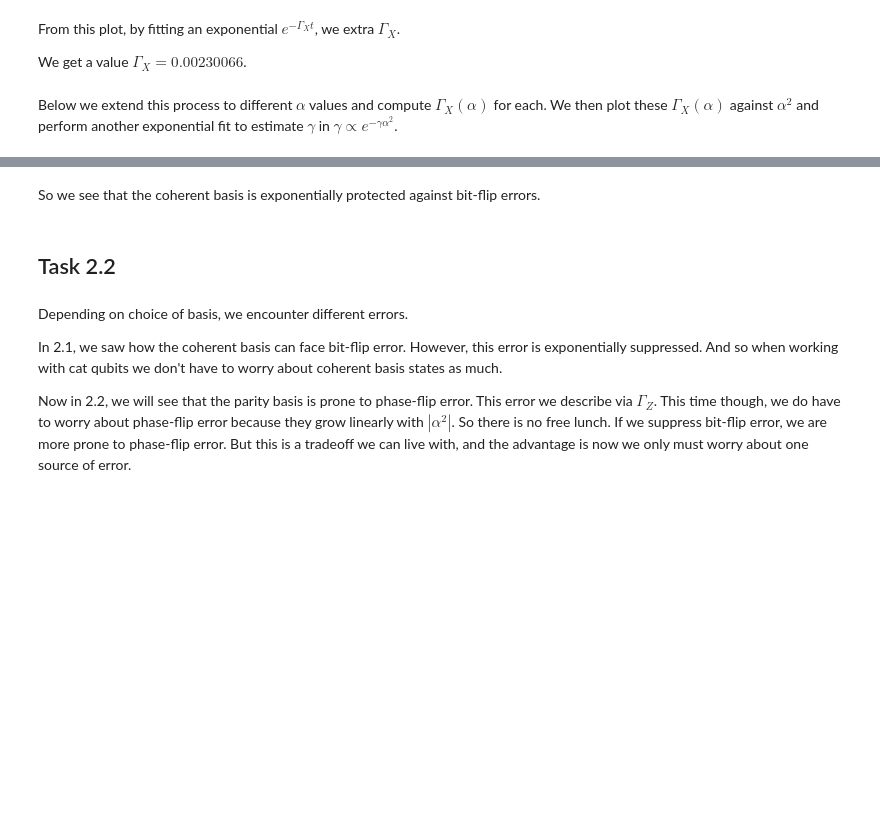
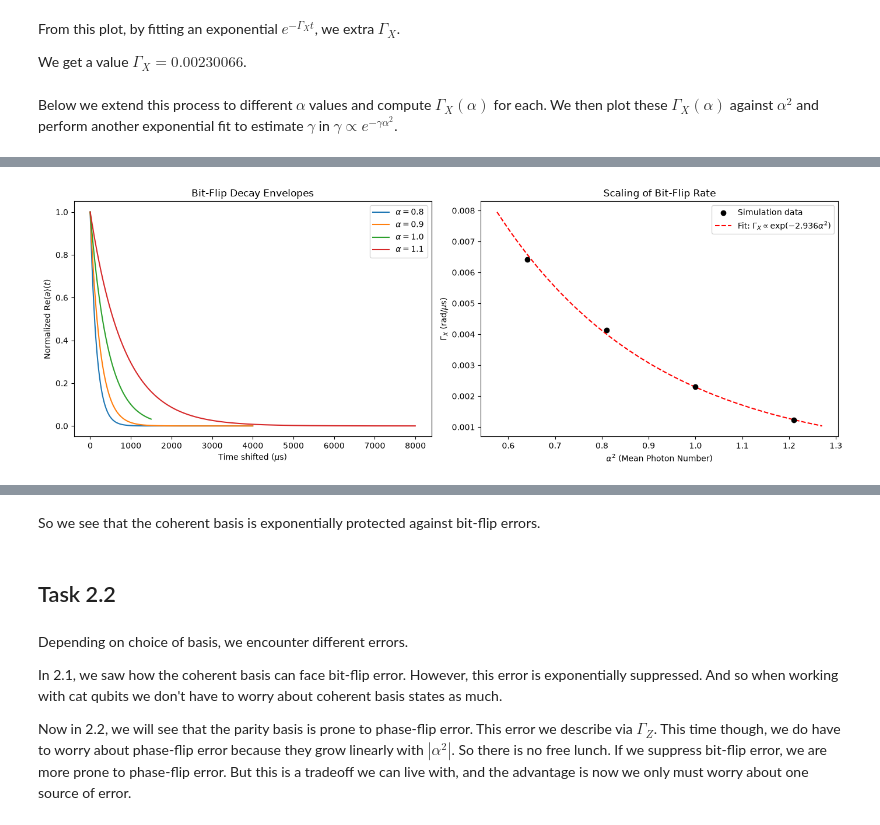
Before and after one commit to peternguyen3/Alice-and-Bob-Duke-Hack-2026, a Jupyter notebook: main.ipynb, the cells around one changed output, grey strips where cells are left out. Cells and saved outputs as stored; diff of their text form; code cells hidden in the pictures; blank space fills up the shorter version.

```diff
--- a/main.ipynb
+++ b/main.ipynb
@@ -191,0 +339,88 @@ print(f"Fitted gamma (γ) = {gamma_extracted:.4f}")
+# %%
+import numpy as np
+import pandas as pd
+import matplotlib.pyplot as plt
+from scipy.optimize import curve_fit
+
+def bit_flip_decay(t, amplitude, gamma_x):
+    return amplitude * np.exp(-gamma_x * t)
+
+plt.figure(figsize=(14, 5))
+
+# --- Subplot 1: The Decay Curves ---
+ax1 = plt.subplot(1, 2, 1)
+
+results_alpha_sq = []
+results_gamma_x = []
+
+# Map the alphas to their respective filenames and formats
+data_files = {
+    0.8: ('alpha_0.8.csv', 'csv'),
+    0.9: ('alpha_0.9.csv', 'csv'),
+    1.0: ('dynamics_alpha_1.0.npz', 'npz'),
+    1.1: ('dynamics_alpha_1.1.npz', 'npz')
+}
+
+for alpha, (filename, ftype) in data_files.items():
+    if ftype == 'csv':
+        df = pd.read_csv(filename)
+        t_data = df.iloc[:, 0].values
+        re_a_data = df.iloc[:, 1].values
+    else:
+        data = np.load(filename)
+        t_data = data['t'] if 't' in data else data['tsave']
+        re_a_data = data['re_a']
+
+    # Slice out first 2 us to remove the inflation transient
+    start_idx = np.searchsorted(t_data, 2.0)
+    t_fit = t_data[start_idx:]
+    re_a_fit = re_a_data[start_idx:]
+    t_shifted = t_fit - t_fit[0]
+
+    # Fit exponential to the decay envelope
+    popt, _ = curve_fit(bit_flip_decay, t_shifted, re_a_fit, p0=[re_a_fit[0], 1e-4])
+    gamma_x = popt[1]
+
+    results_alpha_sq.append(alpha**2)
+    results_gamma_x.append(gamma_x)
+
+    ax1.plot(t_shifted, re_a_fit / re_a_fit[0], label=rf'$\alpha={alpha}$')
+
+ax1.set_xlabel(r"Time shifted ($\mu$s)")
+ax1.set_ylabel(r"Normalized Re$\langle a \rangle(t)$")
+ax1.set_title("Bit-Flip Decay Envelopes")
+ax1.legend()
+
+# --- Subplot 2: Exponential Fit on Linear Axes ---
+ax2 = plt.subplot(1, 2, 2)
+
+alpha_sq_arr = np.array(results_alpha_sq)
+gamma_x_arr = np.array(results_gamma_x)
+
+# Perform linear fit in log space to properly weight orders of magnitude
+log_gamma = np.log(gamma_x_arr)
+slope, intercept = np.polyfit(alpha_sq_arr, log_gamma, 1)
+gamma_extracted = -slope
+amplitude_extracted = np.exp(intercept)
+
+# Plot raw Gamma_X values on standard linear spacing
+ax2.scatter(alpha_sq_arr, gamma_x_arr, color='black', zorder=5, label='Simulation data')
+
+# Generate smooth exponential curve mapped back to the linear domain
+alpha_sq_smooth = np.linspace(min(alpha_sq_arr) * 0.9, max(alpha_sq_arr) * 1.05, 200)
+fit_line_exp = amplitude_extracted * np.exp(-gamma_extracted * alpha_sq_smooth)
+
+ax2.plot(alpha_sq_smooth, fit_line_exp, color='red', linestyle='--',
+         label=rf'Fit: $\Gamma_X \propto \exp(-{gamma_extracted:.3f} \alpha^2)$')
+
+ax2.set_xlabel(r"$\alpha^2$ (Mean Photon Number)")
+ax2.set_ylabel(r"$\Gamma_X$ (rad/$\mu$s)")
+ax2.set_title(r"Scaling of Bit-Flip Rate")
+ax2.legend()
+
+plt.tight_layout()
+plt.show()
+
+print(f"Fitted gamma (γ) = {gamma_extracted:.4f}")
+# %% [output]
+[figure, added]
```
Also changed, not shown: parts of 7 cells of this notebook, 6 other files.
